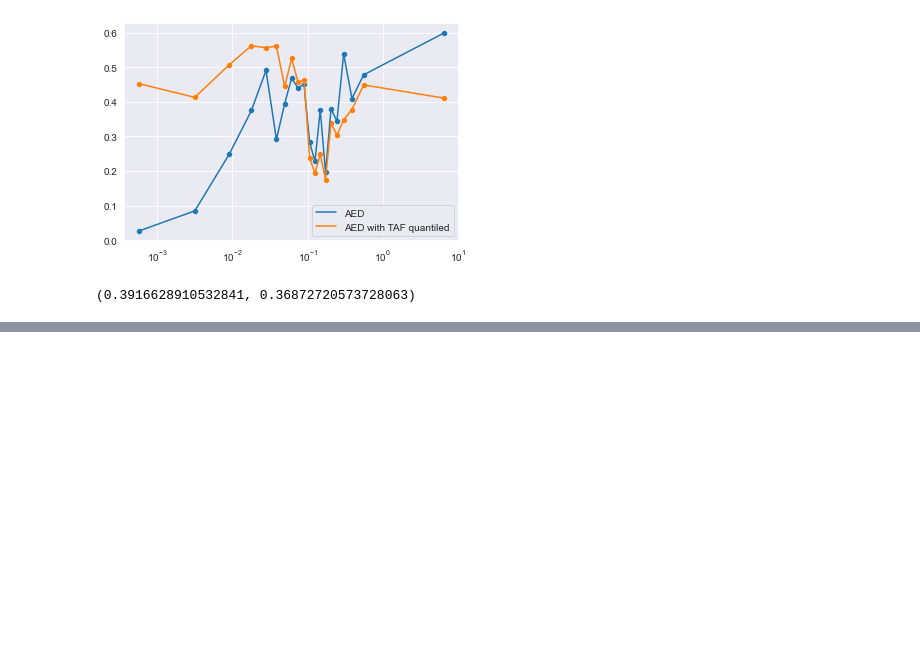
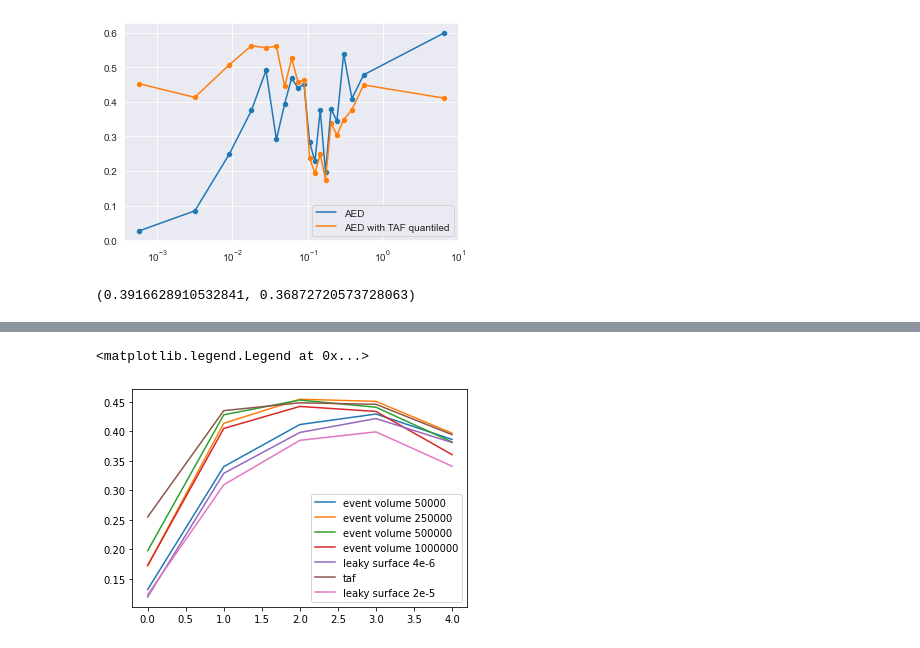
Before and after one commit to HarmoniaLeo/prophesee-automotive-dataset-toolbox, a Jupyter notebook: experiments3.ipynb, the cells around one changed output, grey strips where cells are left out. Drawn from its saved outputs; the diff is of its cells as text; code cells hidden in the pictures; blank space fills up the shorter version.

```diff
--- a/experiments3.ipynb
+++ b/experiments3.ipynb
@@ -244,0 +247,22 @@ plt.legend()
+# %%
+import matplotlib.pyplot as plt
+import numpy as np
+
+basic_short = np.array([0.11956850347117168, 0.32899851617943293, 0.39828790496487965, 0.4218587787600132, 0.38128225856708403])
+basic = np.array([0.13215447526347582, 0.34038844394822204, 0.41174260986983463, 0.4295297136602048, 0.3865383182818682])
+basic_short1 = np.array([0.1236604385483443, 0.30962659614888044, 0.38492344170167375, 0.3993117404832199, 0.3411107708754372])
+basic_long = np.array([0.17241830697977614, 0.4138470821030185, 0.4545996929236934, 0.45103217431891107, 0.39714315672115513])
+basic_long1 = np.array([0.1979074998032169, 0.4282636519023997, 0.4532258967591169, 0.441059048745653, 0.38219202166407285])
+basic_long2 = np.array([0.17298566960977335, 0.4050836998466697, 0.4424210258405059, 0.43392055971266513, 0.36077022529943986])
+taf = [0.2551134022168276, 0.4352448875899811, 0.4486144039846641, 0.4459924738095228, 0.39464826212687875]
+plt.plot(np.arange(len(basic)),basic,label="event volume 50000")
+plt.plot(np.arange(len(basic_long)),basic_long,label="event volume 250000")
+plt.plot(np.arange(len(basic_long)),basic_long1,label="event volume 500000")
+plt.plot(np.arange(len(basic_long)),basic_long2,label="event volume 1000000")
+plt.plot(np.arange(len(basic_short)),basic_short,label="leaky surface 4e-6")
+plt.plot(np.arange(len(taf)),taf,label="taf")
+plt.plot(np.arange(len(basic_short)),basic_short1,label="leaky surface 2e-5")
+plt.legend()
+# %% [output]
+<matplotlib.legend.Legend at 0x...>
+[figure, added]
```
Also changed, not shown: parts of 15 cells of this notebook, 5 other files.
